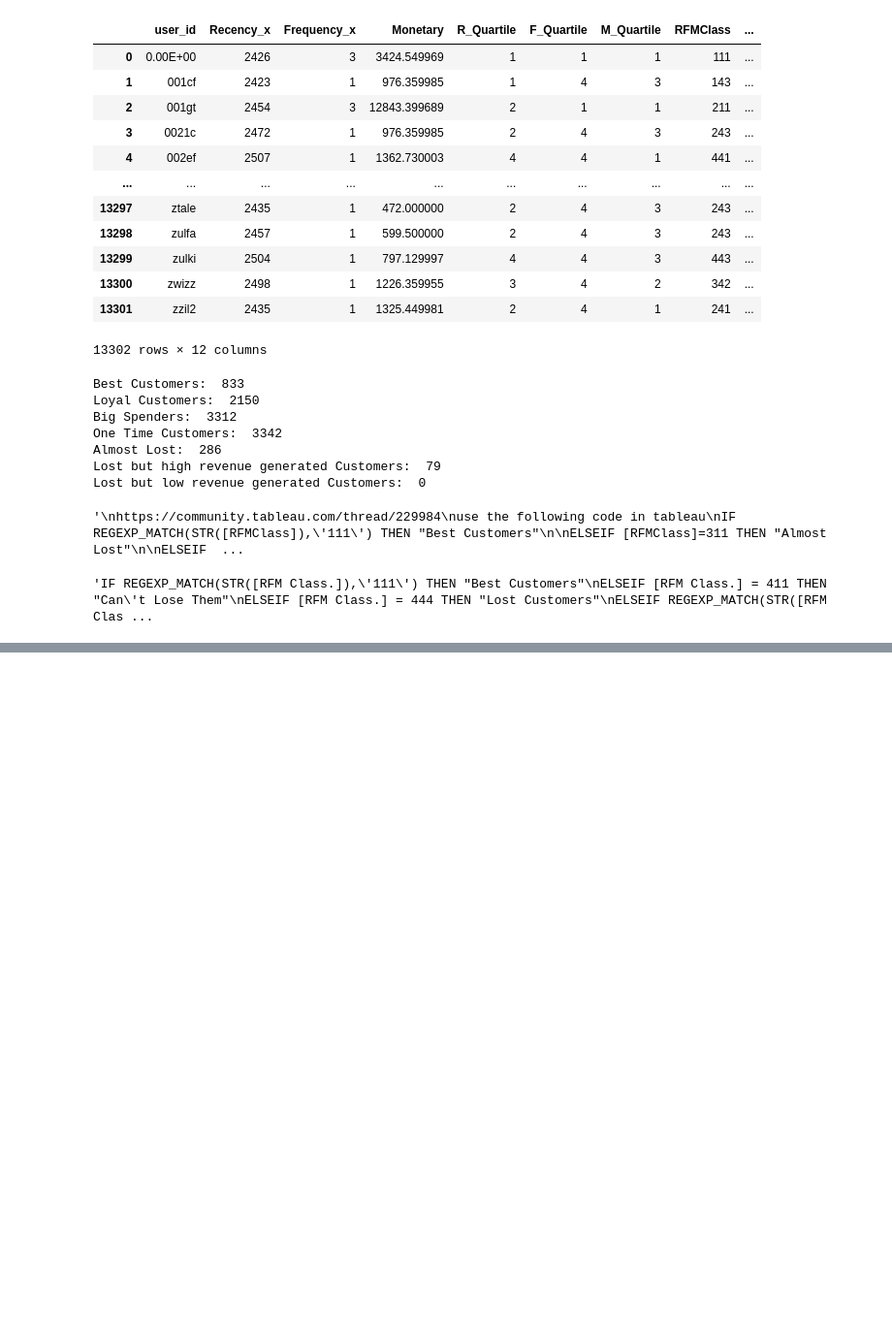
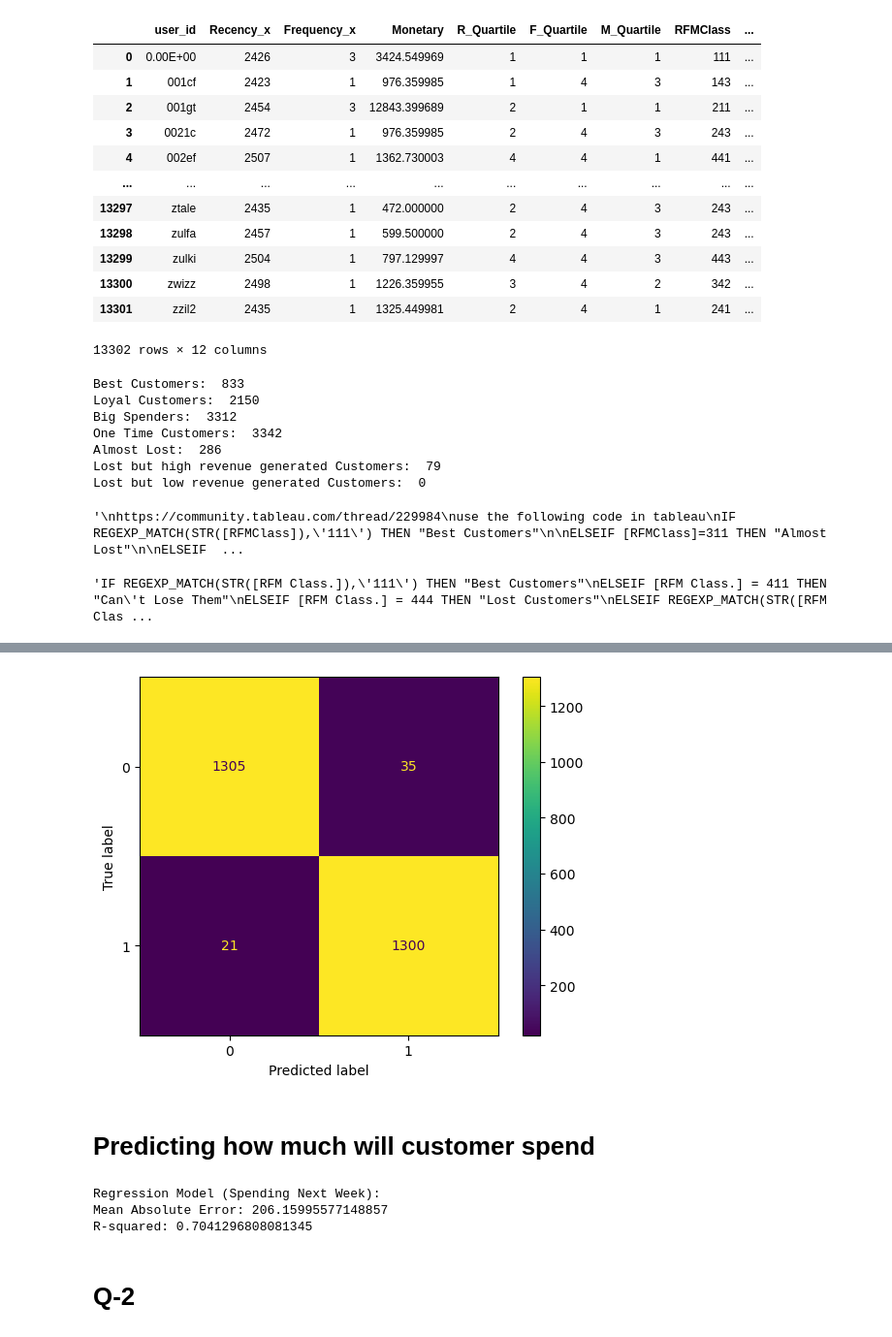
Before and after one commit to FreyaKassie16/DS195-1-Assignment-2, a Jupyter notebook: clv_ML_training.ipynb, the cells around one changed output, grey strips where cells are left out. Shown at 97% size. Saved outputs shown, nothing was run; the diff lists cells and outputs as text; code cells hidden in the pictures; blank space fills up the shorter version.

```diff
--- a/clv_ML_training.ipynb
+++ b/clv_ML_training.ipynb
@@ -522,0 +566,36 @@ NameError: name 'df' is not defined
+# %%
+user_data = df.groupby('user_id').agg(
+    total_orders=('order_num', 'nunique'),
+    total_spending=('nettotalprice', 'sum'),
+    avg_order_value=('nettotalprice', 'mean'),
+    days_since_last_order=('created_date', lambda x: (df['created_date'].max() - x.max()).days),
+    purchase_next_week=('purchase_next_week', 'max'),
+    spending_next_week=('spending_next_week', 'max')  # Spending if purchase in next week
+).reset_index()
+# %%
+numerical_features = ['total_orders', 'total_spending', 'avg_order_value', 'days_since_last_order']
+X = user_data[numerical_features]
+y_classification = user_data['purchase_next_week']
+y_regression = user_data['spending_next_week']
+# %%
+X_train, X_test, y_clf_train, y_clf_test, y_reg_train, y_reg_test = train_test_split(
+    X, y_classification, y_regression, test_size=0.2, random_state=42
+)
+
+numerical_transformer = Pipeline(steps=[
+    ('imputer', SimpleImputer(strategy='median')),
+    ('scaler', StandardScaler())
+])
+
+preprocessor = ColumnTransformer(
+    transformers=[
+        ('num', numerical_transformer, numerical_features)
+    ])
+
+clf_model = Pipeline(steps=[('preprocessor', preprocessor),
+                            ('classifier', RandomForestClassifier(random_state=42))])
+clf_model.fit(X_train, y_clf_train)
+
+reg_model = Pipeline(steps=[('preprocessor', preprocessor),
+                            ('regressor', RandomForestRegressor(random_state=42))])
+reg_model.fit(X_train, y_reg_train)
@@ -522,0 +616,3 @@ NameError: name 'df' is not defined
+# %%
+y_clf_pred = clf_model.predict(X_test)
+y_clf_prob = clf_model.predict_proba(X_test)[:, 1]
@@ -522,0 +635,19 @@ NameError: name 'df' is not defined
+# %%
+ConfusionMatrixDisplay.from_predictions(y_clf_test, y_clf_pred)
+plt.show()
+# %% [output]
+[figure, added]
+# %% [markdown]
+<h1>Predicting how much will customer spend</h1>
+# %%
+y_reg_pred = reg_model.predict(X_test)
+
+print("Regression Model (Spending Next Week):")
+print(f"Mean Absolute Error: {mean_absolute_error(y_reg_test, y_reg_pred)}")
+print(f"R-squared: {r2_score(y_reg_test, y_reg_pred)}")
+# %% [output]
+Regression Model (Spending Next Week):
+Mean Absolute Error: 206.15995577148857
+R-squared: 0.7041296808081345
+# %% [markdown]
+# Q-2
```
Also changed, not shown: parts of 21 cells of this notebook.
